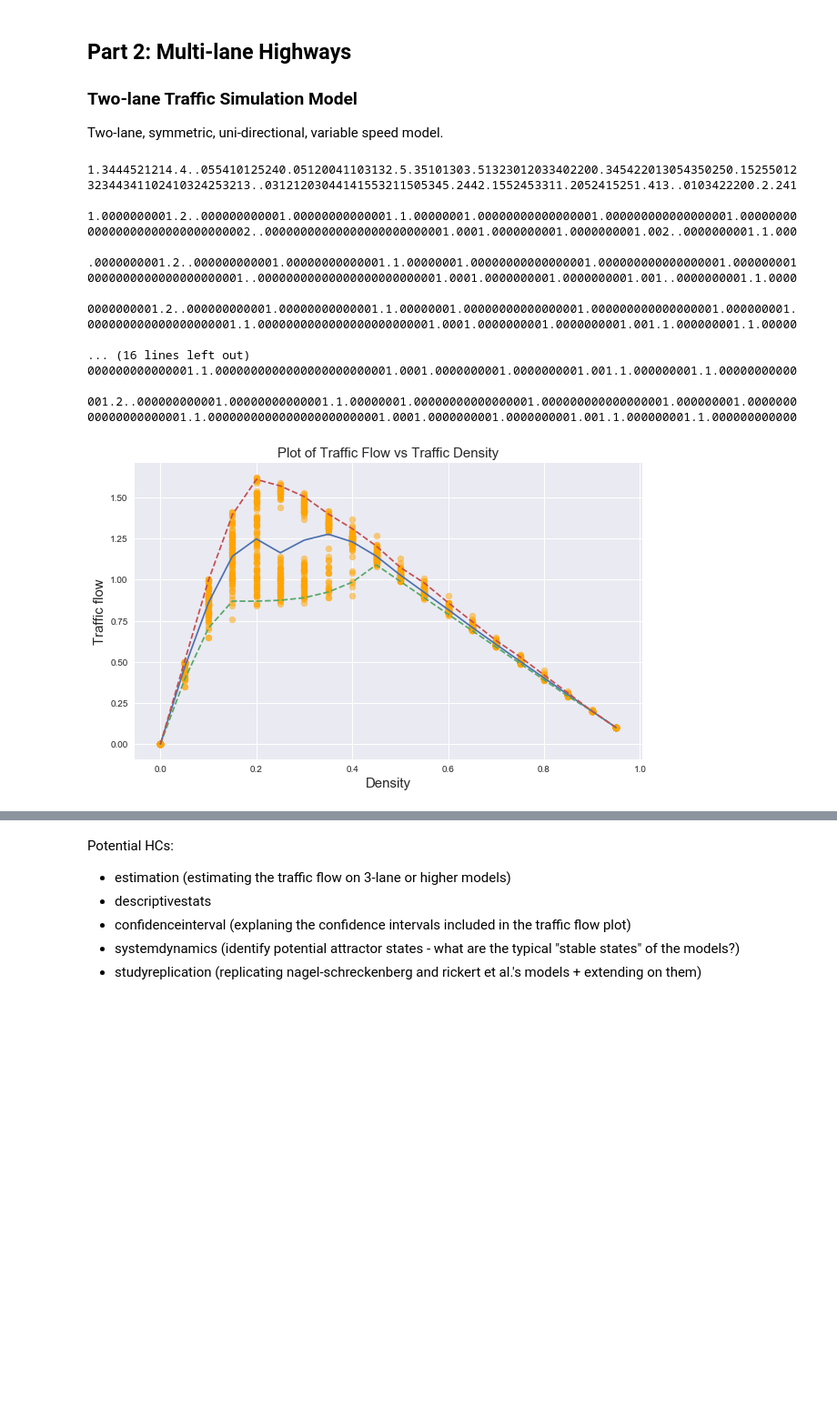
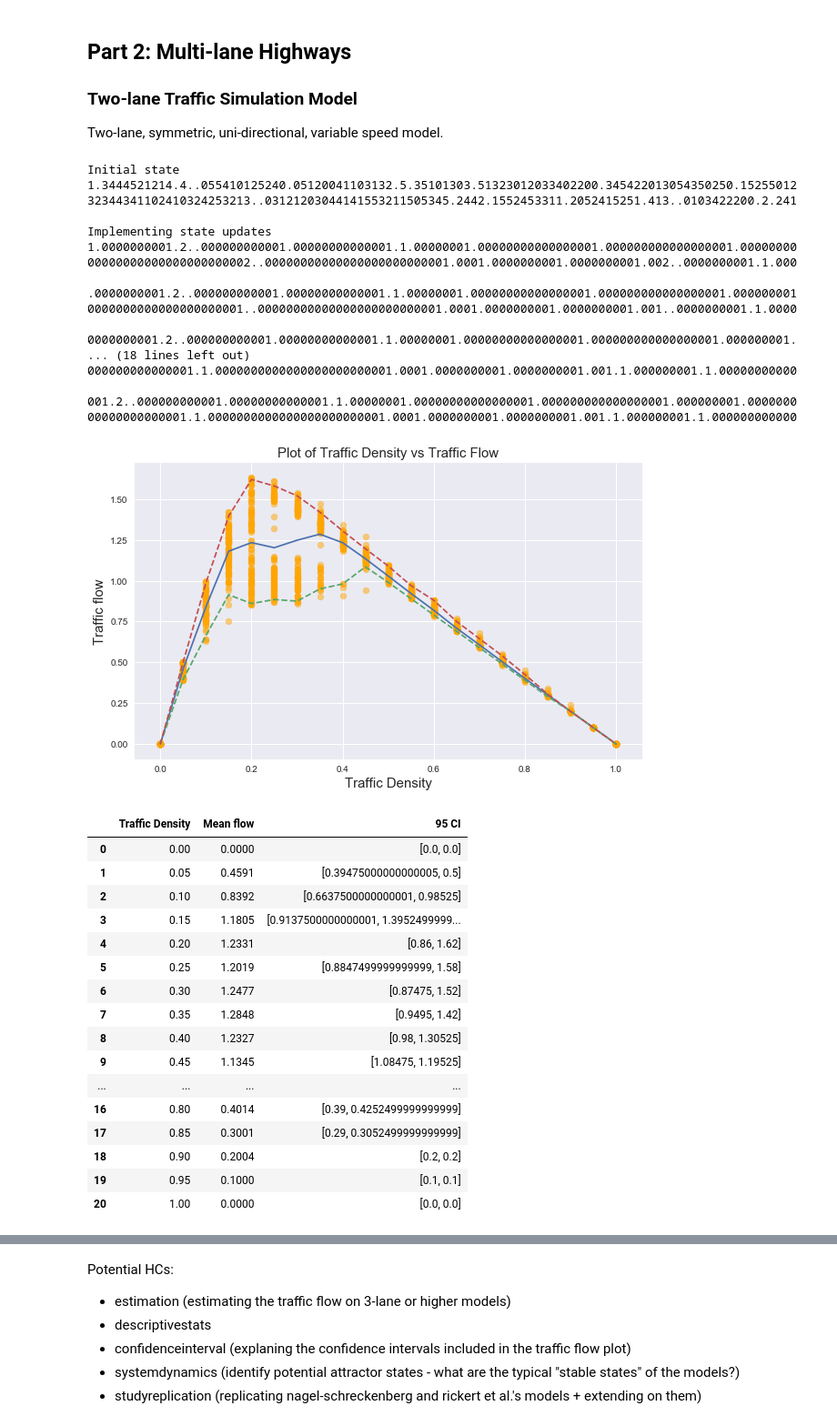
Before and after one commit to hueyning/cs166-repo, a Jupyter notebook: CS166 Session 4.1 - Case study Traffic flow/CS166_traffic_sim_assignment.ipynb, the cells around one changed output, grey strips where cells are left out. Shown: that part at 91% size. Drawn from its saved outputs; the diff is of its cells as text; code cells hidden in the pictures; blank space fills up the shorter version.

```diff
--- a/CS166 Session 4.1 - Case study Traffic flow/CS166_traffic_sim_assignment.ipynb
+++ b/CS166 Session 4.1 - Case study Traffic flow/CS166_traffic_sim_assignment.ipynb
@@ -327,14 +464,18 @@ class TrafficSimulation2:
 # %%
 np.random.seed(2000)
 
-sim = TrafficSimulation2(car_density=0.9,demo=True)
+sim = TrafficSimTwoLane(no_of_lanes=2, car_density=0.9, demo=True)
+print("Initial state")
 sim.display()
+print("Implementing state updates")
 for i in range(10):
     sim.step()
 # %% [output]
+Initial state
 1.3444521214.4..055410125240.05120041103132.5.35101303.51323012033402200.345422013054350250.15255012
 32344341102410324253213..03121203044141553211505345.2442.1552453311.2052415251.413..0103422200.2.241
 
+Implementing state updates
 1.0000000001.2..000000000001.00000000000001.1.00000001.00000000000000001.000000000000000001.00000000
 00000000000000000000002..00000000000000000000000001.0001.0000000001.0000000001.002..0000000001.1.000
 
@@ -342,17 +483,35 @@ for i in range(10):
 0000000000000000000001..00000000000000000000000001.0001.0000000001.0000000001.001..0000000001.1.0000
 
 0000000001.2..000000000001.00000000000001.1.00000001.00000000000000001.000000000000000001.000000001.
-000000000000000000001.1.0000000000000000000000001.0001.0000000001.0000000001.001.1.000000001.1.00000
-
-... (16 lines left out)
+... (18 lines left out)
 000000000000001.1.0000000000000000000000001.0001.0000000001.0000000001.001.1.000000001.1.00000000000
 
 001.2..000000000001.00000000000001.1.00000001.00000000000000001.000000000000000001.000000001.0000000
 00000000000001.1.0000000000000000000000001.0001.0000000001.0000000001.001.1.000000001.1.000000000000
-# %%
-avg_traffic_flows, mean_traffic_flows, CI_traffic_flows = sim_diff_density(TrafficSimulation2)
-plot_flow(avg_traffic_flows,mean_traffic_flows,CI_traffic_flows)
-# %% [output]
-[figure, removed]
+# %%
+two_lane_traffic_flows, two_lane_mean, two_lane_CI = sim_diff_density(TrafficSimTwoLane)
+# %%
+plot_flow(two_lane_traffic_flows, two_lane_mean, two_lane_CI)
+two_lane_df = plot_df(two_lane_mean, two_lane_CI)
+two_lane_df
+# %% [output]
+[figure, added]
+|  | Traffic Density | Mean flow | 95 CI |
+| 0 | 0.00 | 0.0000 | [0.0, 0.0] |
+| 1 | 0.05 | 0.4591 | [0.39475000000000005, 0.5] |
+| 2 | 0.10 | 0.8392 | [0.6637500000000001, 0.98525] |
+| 3 | 0.15 | 1.1805 | [0.9137500000000001, 1.3952499999... |
+| 4 | 0.20 | 1.2331 | [0.86, 1.62] |
+| 5 | 0.25 | 1.2019 | [0.8847499999999999, 1.58] |
+| 6 | 0.30 | 1.2477 | [0.87475, 1.52] |
+| 7 | 0.35 | 1.2848 | [0.9495, 1.42] |
+| 8 | 0.40 | 1.2327 | [0.98, 1.30525] |
+| 9 | 0.45 | 1.1345 | [1.08475, 1.19525] |
+| ... | ... | ... | ... |
+| 16 | 0.80 | 0.4014 | [0.39, 0.4252499999999999] |
+| 17 | 0.85 | 0.3001 | [0.29, 0.3052499999999999] |
+| 18 | 0.90 | 0.2004 | [0.2, 0.2] |
+| 19 | 0.95 | 0.1000 | [0.1, 0.1] |
+| 20 | 1.00 | 0.0000 | [0.0, 0.0] |
 # %% [markdown]
 Todo:
```
Also changed, not shown: parts of 11 cells of this notebook, 1 other file.
